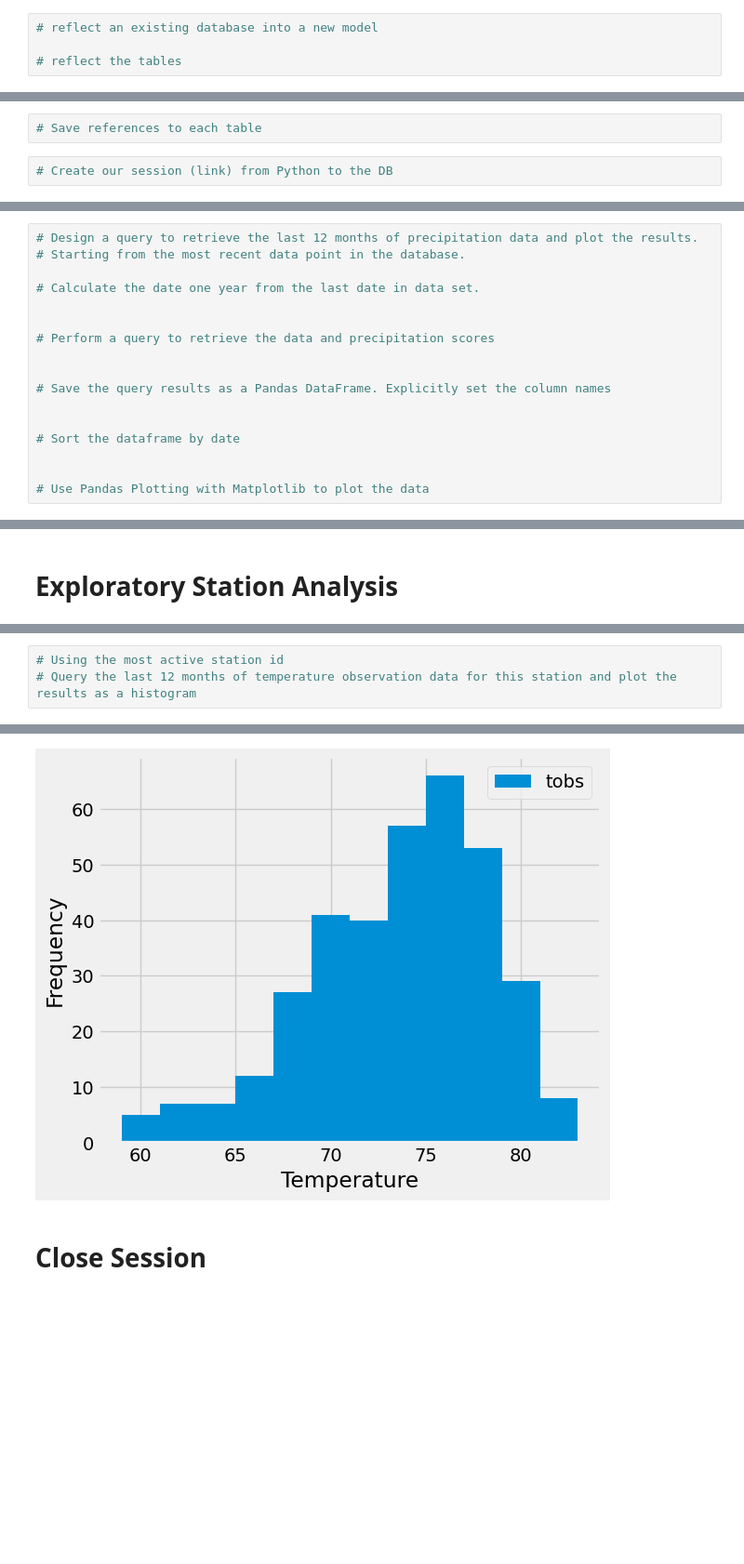
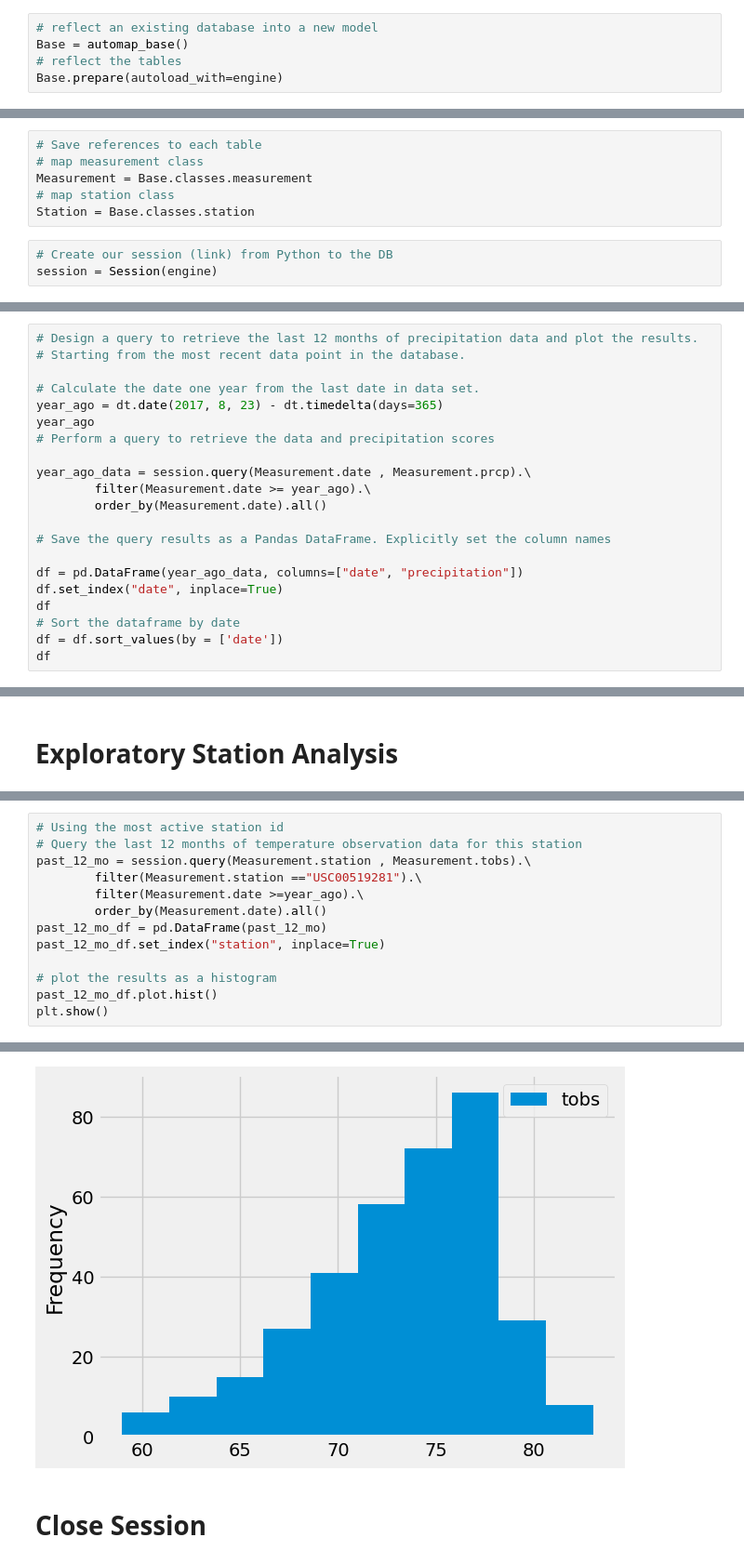
Before and after one commit to rosamp1/sqlalchemy-challenge, a Jupyter notebook: SurfsUp/climate_starter.ipynb, the cells around one changed output, grey strips where cells are left out. Shown at 93% size. Drawn from its saved outputs; the diff is of its cells as text; blank space fills up the shorter version.

```diff
--- a/SurfsUp/climate_starter.ipynb
+++ b/SurfsUp/climate_starter.ipynb
@@ -21,6 +21,7 @@ engine = create_engine("sqlite:///Resources/hawaii.sqlite")
 # %%
 # reflect an existing database into a new model
-
+Base = automap_base()
 # reflect the tables
+Base.prepare(autoload_with=engine)
 # %%
 # View all of the classes that automap found
@@ -28,8 +30,13 @@ engine = create_engine("sqlite:///Resources/hawaii.sqlite")
 ['measurement', 'station']
 # %%
 # Save references to each table
+# map measurement class
+Measurement = Base.classes.measurement
+# map station class
+Station = Base.classes.station
 # %%
 # Create our session (link) from Python to the DB
+session = Session(engine)
 # %% [markdown]
 # Exploratory Precipitation Analysis
 # %%
@@ -41,16 +49,20 @@ engine = create_engine("sqlite:///Resources/hawaii.sqlite")
 # Starting from the most recent data point in the database.
 
 # Calculate the date one year from the last date in data set.
-
-
+year_ago = dt.date(2017, 8, 23) - dt.timedelta(days=365)
+year_ago
 # Perform a query to retrieve the data and precipitation scores
 
+year_ago_data = session.query(Measurement.date , Measurement.prcp).\
+        filter(Measurement.date >= year_ago).\
+        order_by(Measurement.date).all()
 
 # Save the query results as a Pandas DataFrame. Explicitly set the column names
 
-
+df = pd.DataFrame(year_ago_data, columns=["date", "precipitation"])
+df.set_index("date", inplace=True)
+df
 # Sort the dataframe by date
-
-
-# Use Pandas Plotting with Matplotlib to plot the data
+df = df.sort_values(by = ['date'])
+df
 # %% [output]
@@ -94,4 +141,14 @@ Text(0, 0.5, 'Inches')
 # %%
 # Using the most active station id
-# Query the last 12 months of temperature observation data for this station and plot the results as a histogram
+# Query the last 12 months of temperature observation data for this station
+past_12_mo = session.query(Measurement.station , Measurement.tobs).\
+        filter(Measurement.station =="USC00519281").\
+        filter(Measurement.date >=year_ago).\
+        order_by(Measurement.date).all()
+past_12_mo_df = pd.DataFrame(past_12_mo)
+past_12_mo_df.set_index("station", inplace=True)
+
+# plot the results as a histogram
+past_12_mo_df.plot.hist()
+plt.show()
 # %% [output]
@@ -99,4 +155,4 @@ Text(0.5, 4.183333333333314, 'Temperature')
-[figure, old version]
+[figure, new version]
 # %% [markdown]
 # Close Session
 # %%
```
Also changed, not shown: parts of 10 cells of this notebook.
